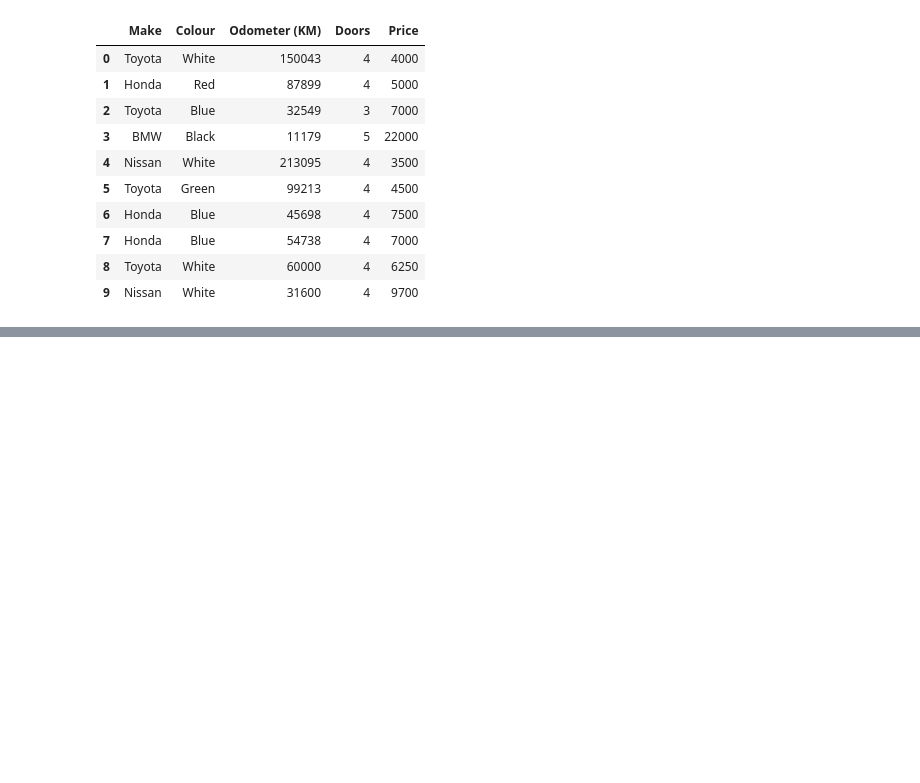
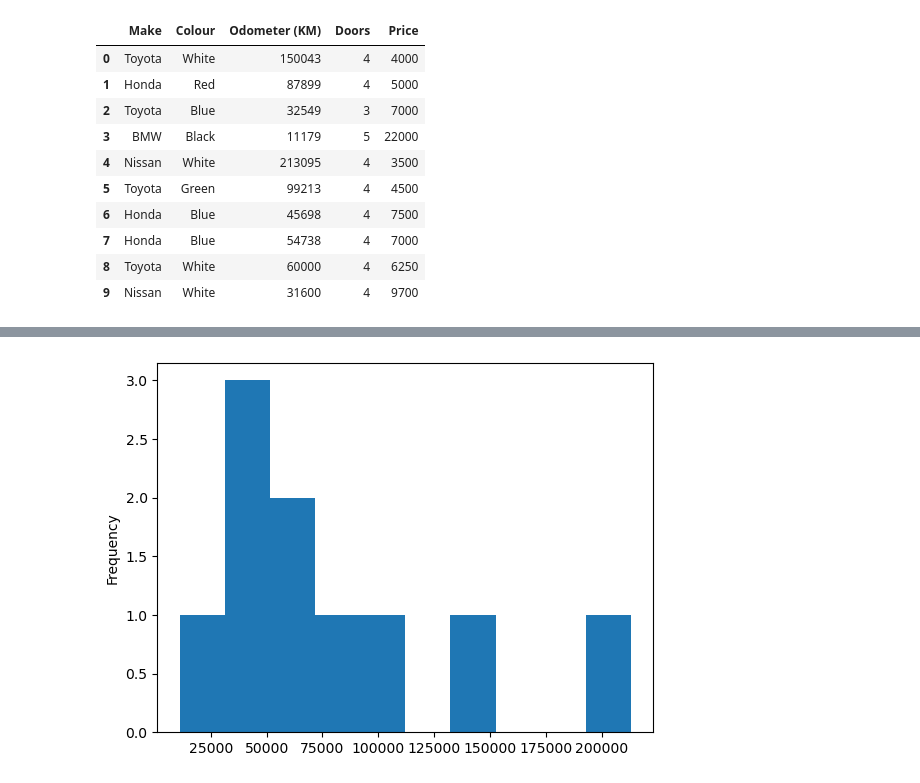
Before and after one commit to prashantuchiha/DS-sample, a Jupyter notebook: project_1/Introduction to Matplotlib.ipynb, the cells around one changed output, grey strips where cells are left out. Cells and saved outputs as stored; diff of their text form; code cells hidden in the pictures; blank space fills up the shorter version.

```diff
--- a/project_1/Introduction to Matplotlib.ipynb
+++ b/project_1/Introduction to Matplotlib.ipynb
@@ -228,0 +264,4 @@ car_sales
+# %%
+car_sales["Odometer (KM)"].plot.hist();
+# %% [output]
+[figure, added]
```
Also changed, not shown: parts of 15 cells of this notebook.
